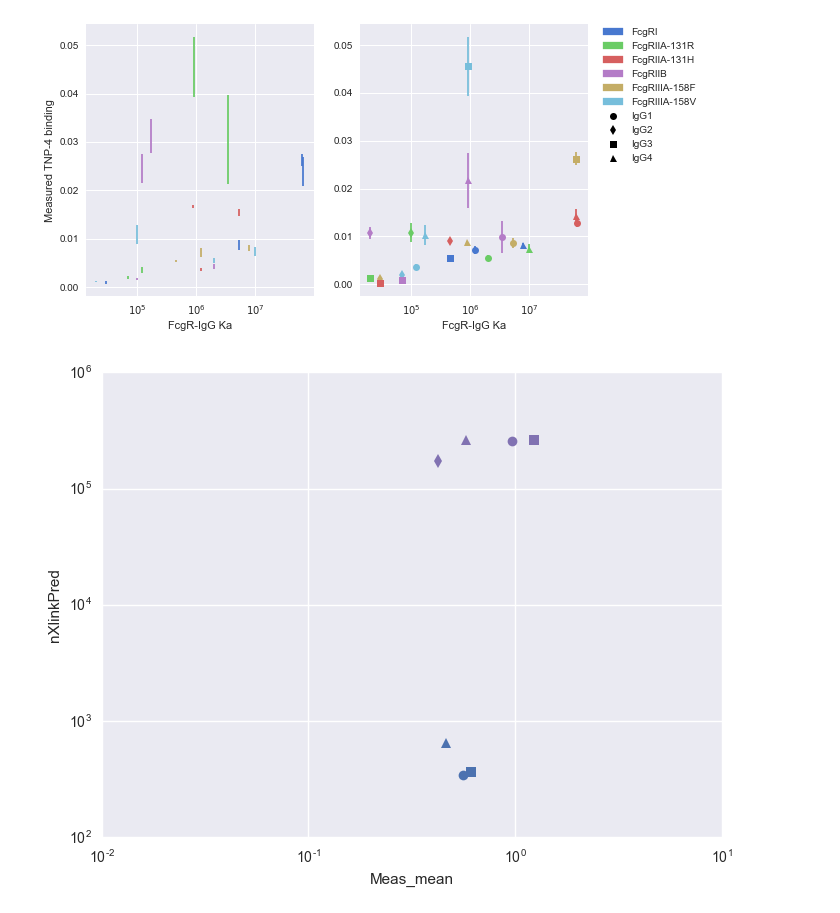
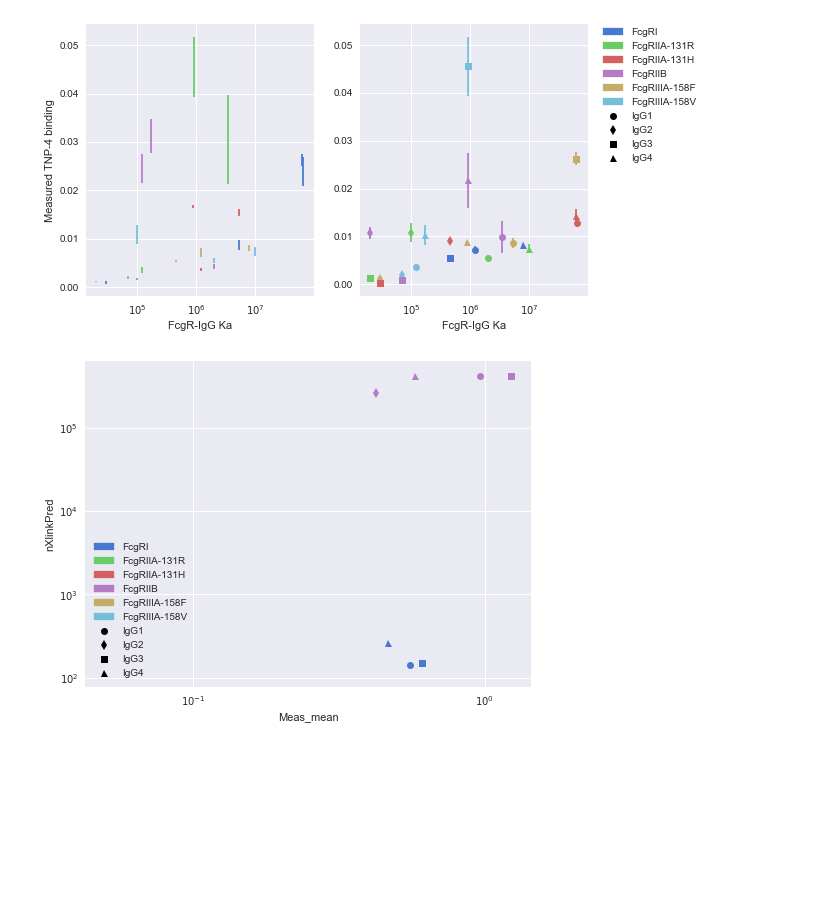
Before and after one commit to meyer-lab/FcgR-binding, a Jupyter notebook: Chain Analysis.ipynb, the cells around one changed output. Cells and saved outputs as stored; diff of their text form; code cells hidden in the pictures; blank space fills up the shorter version.

```diff
--- a/Chain Analysis.ipynb
+++ b/Chain Analysis.ipynb
@@ -9,12 +9,11 @@ from recepmod import StoneHelper
 from recepmod import StoneModel
 from recepmod.figures import Figure1
 from recepmod.figures import Figure2
+import seaborn as sns
 
 M, dset = StoneHelper.read_chain("mcmc_chain.h5")
 
-bestIDX = np.argmax(dset['LL'])
-
-p = dset.iloc[bestIDX,:][2:].as_matrix()
+p = dset.iloc[np.argmax(dset['LL']),:][2:].as_matrix()
 
 p
 # %% [output]
@@ -31,7 +30,7 @@ Figure1.plotNormalizedBindingvsKA(StoneHelper.getFitMeasMergedSummarized(M, p))
 # %% [output]
 [figure]
 # %%
-StoneHelper.plotQuant(StoneHelper.getFitMeasMergedSummarized(M, p), 'Meas_mean', 'nXlinkPred')
+Figure2.plotQuant(StoneHelper.getFitMeasMergedSummarized(M, p), 'Meas_mean', 'nXlinkPred')
 # %% [output]
-[figure, old version]
+[figure, new version]
 # %%
```
Also changed, not shown: parts of 8 cells of this notebook, 8 other files.
